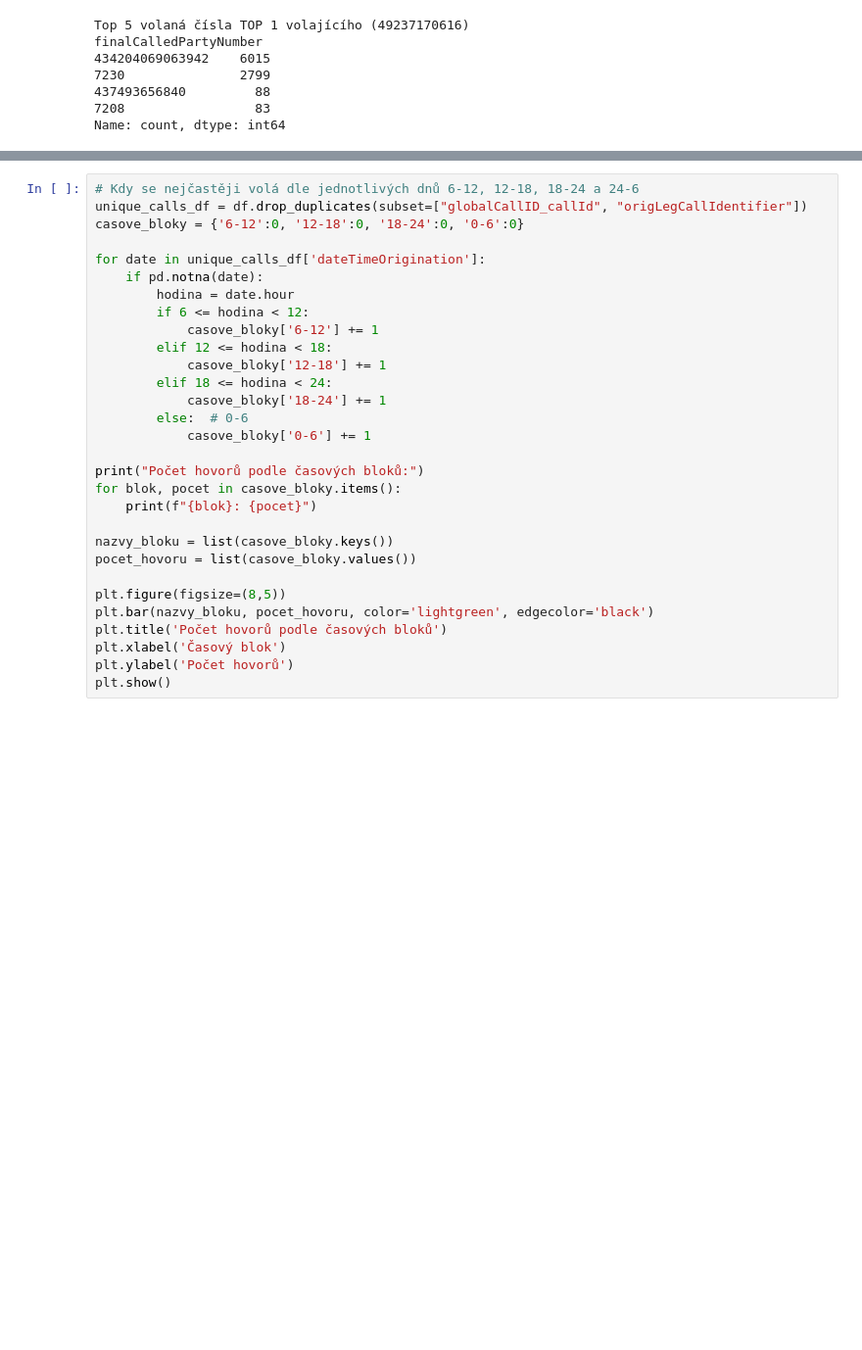
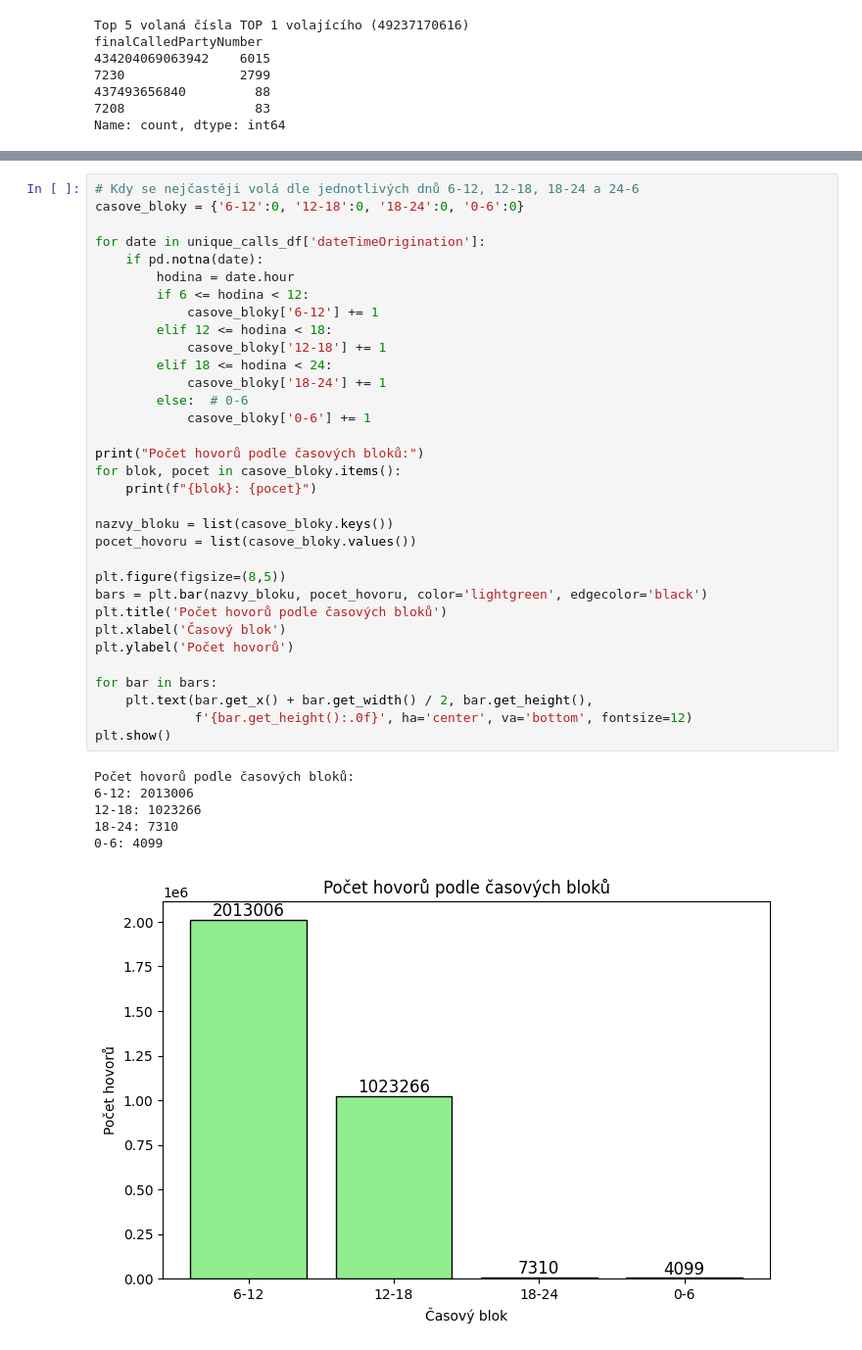
Before and after one commit to Hana-Et/DATA_2025_projekt_Callytics, a Jupyter notebook: statistika2.ipynb, the cells around one changed output, grey strips where cells are left out. Shown at 98% size. Cells and saved outputs as stored; diff of their text form; blank space fills up the shorter version.

```diff
--- a/statistika2.ipynb
+++ b/statistika2.ipynb
@@ -308,31 +351,41 @@ plt.show()
 # %%
 # Kdy se nejčastěji volá dle jednotlivých dnů 6-12, 12-18, 18-24 a 24-6
-unique_calls_df = df.drop_duplicates(subset=["globalCallID_callId", "origLegCallIdentifier"])
 casove_bloky = {'6-12':0, '12-18':0, '18-24':0, '0-6':0}
 
 for date in unique_calls_df['dateTimeOrigination']:
     if pd.notna(date):
         hodina = date.hour
         if 6 <= hodina < 12:
             casove_bloky['6-12'] += 1
         elif 12 <= hodina < 18:
             casove_bloky['12-18'] += 1
         elif 18 <= hodina < 24:
             casove_bloky['18-24'] += 1
         else:  # 0-6
             casove_bloky['0-6'] += 1
 
 print("Počet hovorů podle časových bloků:")
 for blok, pocet in casove_bloky.items():
     print(f"{blok}: {pocet}")
 
 nazvy_bloku = list(casove_bloky.keys())
 pocet_hovoru = list(casove_bloky.values())
 
 plt.figure(figsize=(8,5))
-plt.bar(nazvy_bloku, pocet_hovoru, color='lightgreen', edgecolor='black')
+bars = plt.bar(nazvy_bloku, pocet_hovoru, color='lightgreen', edgecolor='black')
 plt.title('Počet hovorů podle časových bloků')
 plt.xlabel('Časový blok')
 plt.ylabel('Počet hovorů')
+
+for bar in bars:
+    plt.text(bar.get_x() + bar.get_width() / 2, bar.get_height(),
+             f'{bar.get_height():.0f}', ha='center', va='bottom', fontsize=12)
 plt.show()
+# %% [output]
+Počet hovorů podle časových bloků:
+6-12: 2013006
+12-18: 1023266
+18-24: 7310
+0-6: 4099
+[figure, added]
 # %%
```
Also changed, not shown: parts of 16 cells of this notebook.
